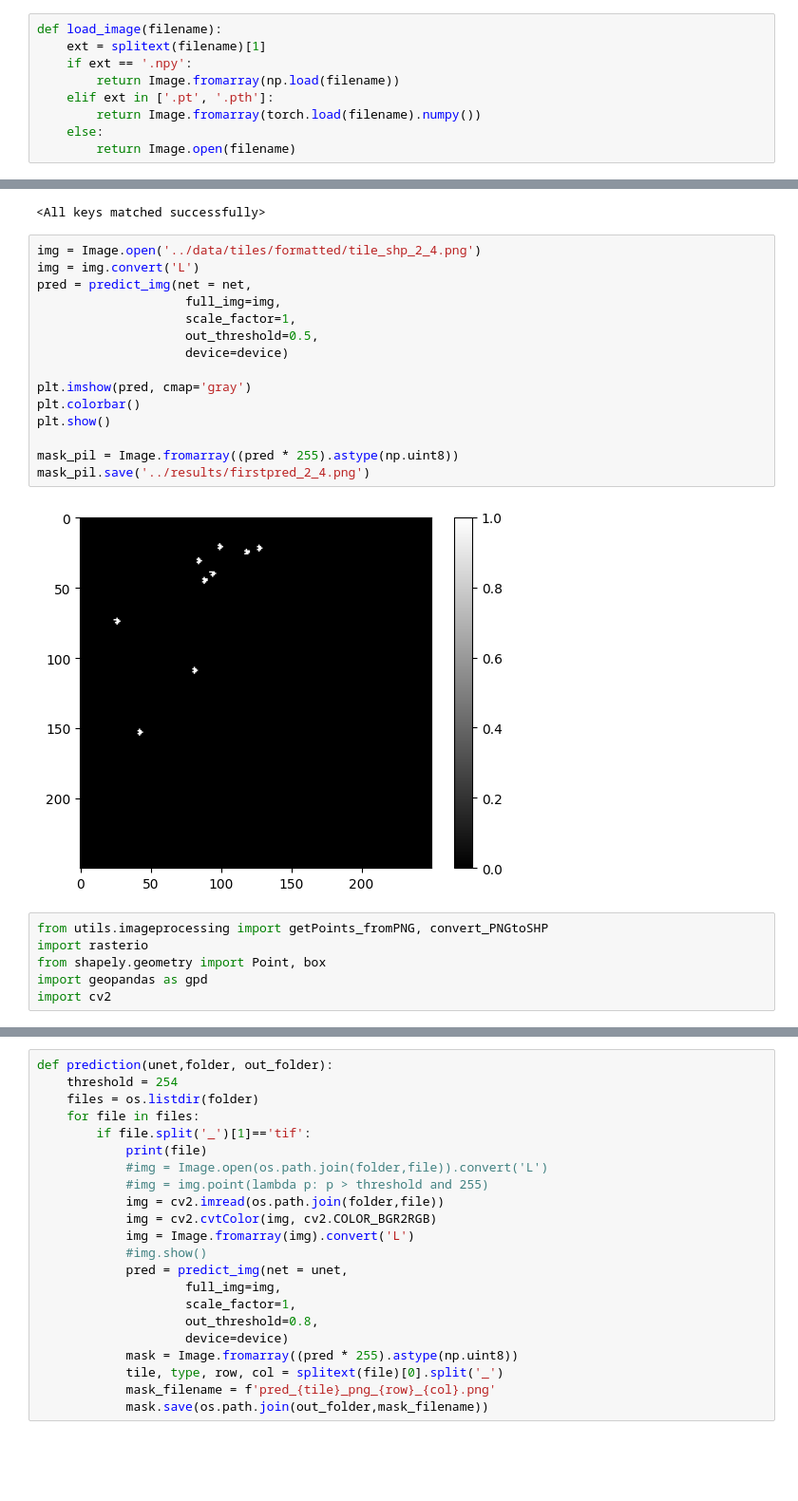
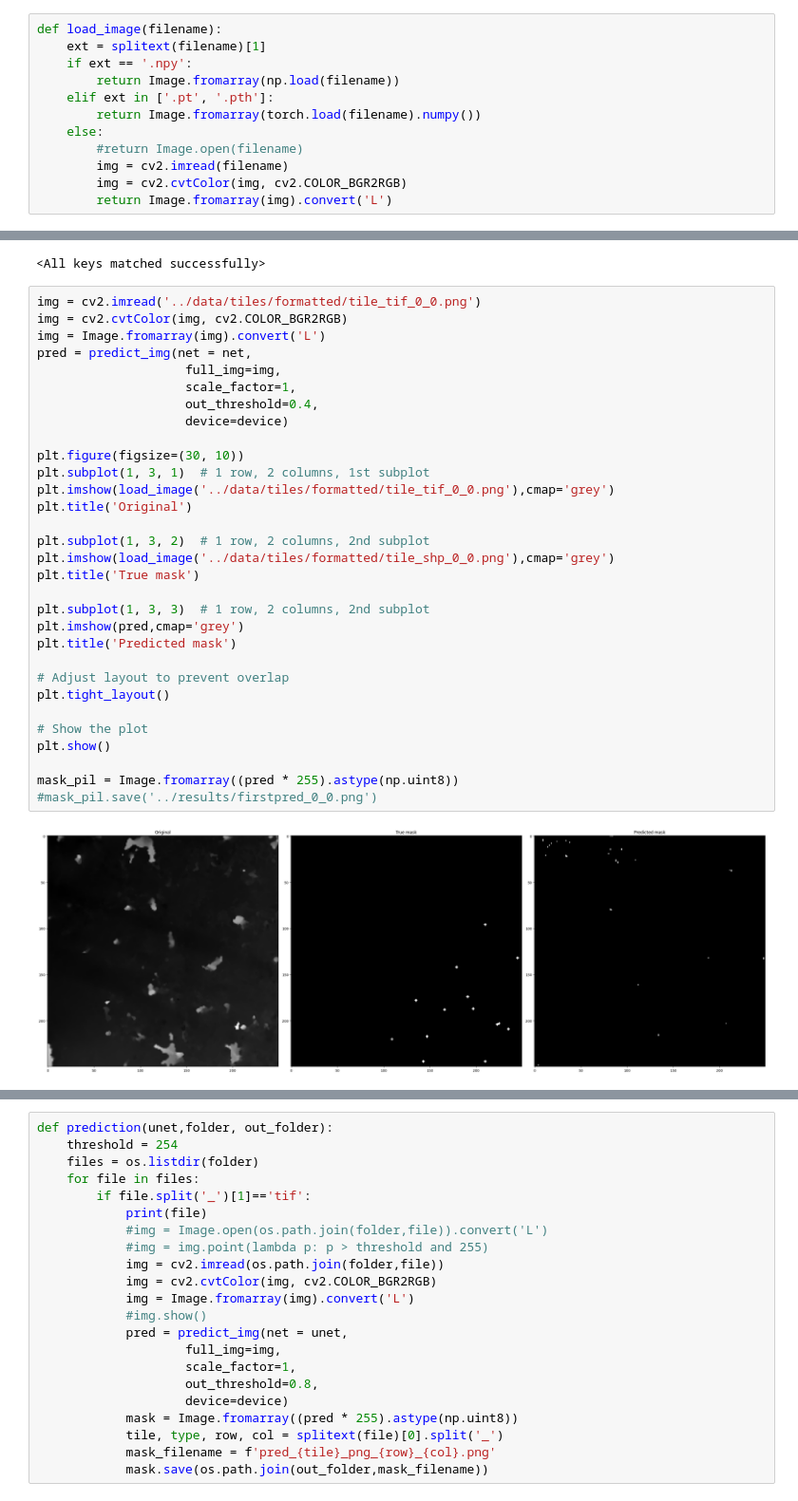
Before and after one commit to Aerial-Image-Categorization/CanopyMapping, a Jupyter notebook: src/02_train.ipynb, the cells around one changed output, grey strips where cells are left out. Shown at 95% size. Saved outputs shown, nothing was run; the diff lists cells and outputs as text; blank space fills up the shorter version.

```diff
--- a/src/02_train.ipynb
+++ b/src/02_train.ipynb
@@ -24,7 +31,10 @@ def load_image(filename):
     elif ext in ['.pt', '.pth']:
         return Image.fromarray(torch.load(filename).numpy())
     else:
-        return Image.open(filename)
+        #return Image.open(filename)
+        img = cv2.imread(filename)
+        img = cv2.cvtColor(img, cv2.COLOR_BGR2RGB)
+        return Image.fromarray(img).convert('L')
 # %%
 class ImageDataset(Dataset):
     def __init__(self, dataset_path) -> None:
@@ -291,28 +302,38 @@ state_dict = torch.load('../model/checkpoints/checkpoint_epoch20.pth', map_locat
 net.load_state_dict(state_dict)
 # %% [output]
 <All keys matched successfully>
-# %%
-img = Image.open('../data/tiles/formatted/tile_shp_2_4.png')
-img = img.convert('L')
-pred = predict_img(net = net,
-                    full_img=img,
-                    scale_factor=1,
-                    out_threshold=0.5,
-                    device=device)
-
-plt.imshow(pred, cmap='gray')
-plt.colorbar()
-plt.show()
-
-mask_pil = Image.fromarray((pred * 255).astype(np.uint8))
-mask_pil.save('../results/firstpred_2_4.png')
-# %% [output]
-[figure, removed]
-# %%
-from utils.imageprocessing import getPoints_fromPNG, convert_PNGtoSHP
-import rasterio
-from shapely.geometry import Point, box
-import geopandas as gpd
-import cv2
+# %%
+img = cv2.imread('../data/tiles/formatted/tile_tif_0_0.png')
+img = cv2.cvtColor(img, cv2.COLOR_BGR2RGB)
+img = Image.fromarray(img).convert('L')
+pred = predict_img(net = net,
+                    full_img=img,
+                    scale_factor=1,
+                    out_threshold=0.4,
+                    device=device)
+
+plt.figure(figsize=(30, 10))
+plt.subplot(1, 3, 1)  # 1 row, 2 columns, 1st subplot
+plt.imshow(load_image('../data/tiles/formatted/tile_tif_0_0.png'),cmap='grey')
+plt.title('Original')
+
+plt.subplot(1, 3, 2)  # 1 row, 2 columns, 2nd subplot
+plt.imshow(load_image('../data/tiles/formatted/tile_shp_0_0.png'),cmap='grey')
+plt.title('True mask')
+
+plt.subplot(1, 3, 3)  # 1 row, 2 columns, 2nd subplot
+plt.imshow(pred,cmap='grey')
+plt.title('Predicted mask')
+
+# Adjust layout to prevent overlap
+plt.tight_layout()
+
+# Show the plot
+plt.show()
+
+mask_pil = Image.fromarray((pred * 255).astype(np.uint8))
+#mask_pil.save('../results/firstpred_0_0.png')
+# %% [output]
+[figure, added]
 # %%
 
```
Also changed, not shown: parts of 7 cells of this notebook.
